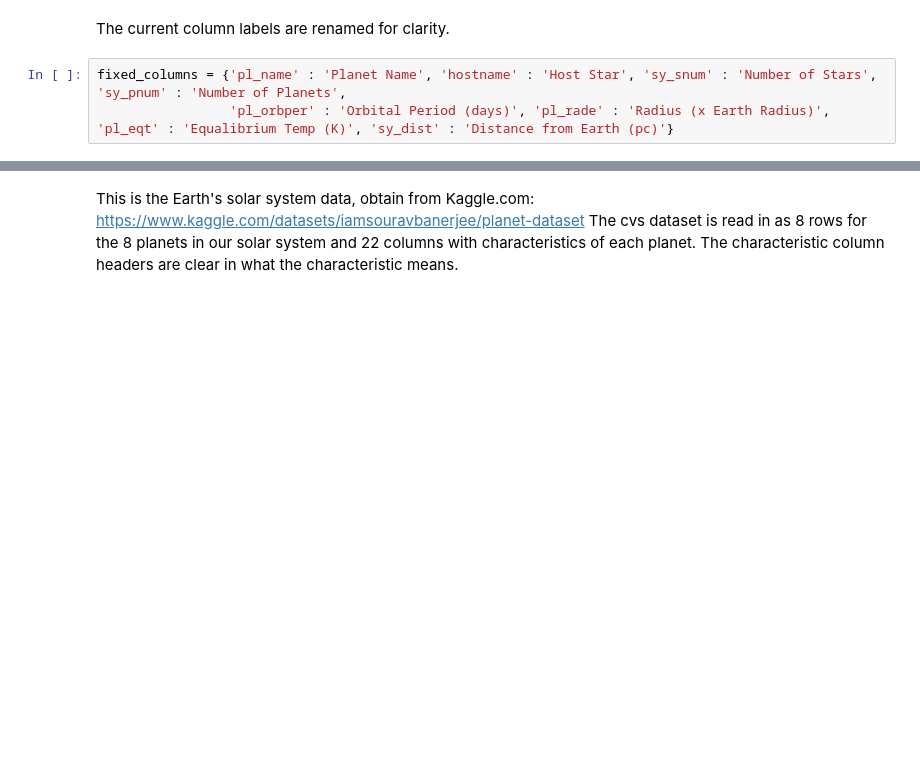
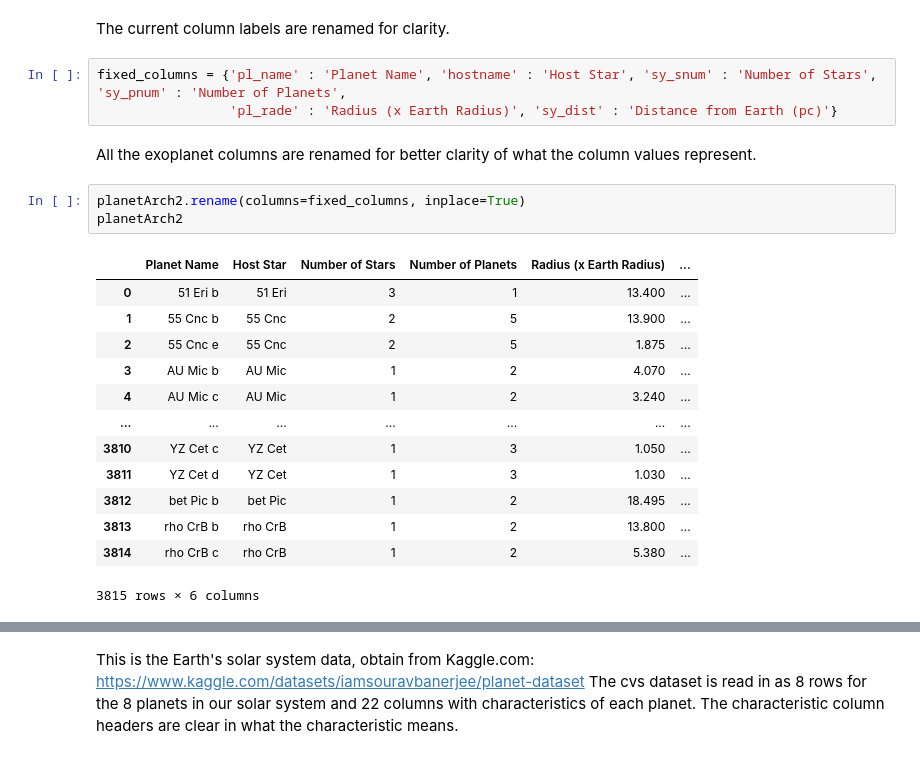
Before and after one commit to timothy7walker/GalaxyPlanetsandExoplanets, a Jupyter notebook: GalaxyPlanetsandExoplanets.ipynb, the cells around one changed output, grey strips where cells are left out. Saved outputs shown, nothing was run; the diff lists cells and outputs as text; blank space fills up the shorter version.

```diff
--- a/GalaxyPlanetsandExoplanets.ipynb
+++ b/GalaxyPlanetsandExoplanets.ipynb
@@ -67,4 +65,23 @@ Index(['pl_name', 'hostname', 'sy_snum', 'sy_pnum', 'pl_orbper', 'pl_rade',
 The current column labels are renamed for clarity.
 # %%
 fixed_columns = {'pl_name' : 'Planet Name', 'hostname' : 'Host Star', 'sy_snum' : 'Number of Stars', 'sy_pnum' : 'Number of Planets',
-                 'pl_orbper' : 'Orbital Period (days)', 'pl_rade' : 'Radius (x Earth Radius)', 'pl_eqt' : 'Equalibrium Temp (K)', 'sy_dist' : 'Distance from Earth (pc)'}
+                 'pl_rade' : 'Radius (x Earth Radius)', 'sy_dist' : 'Distance from Earth (pc)'}
+# %% [markdown]
+All the exoplanet columns are renamed for better clarity of what the column values represent.
+# %%
+planetArch2.rename(columns=fixed_columns, inplace=True)
+planetArch2
+# %% [output]
+|  | Planet Name | Host Star | Number of Stars | Number of Planets | Radius (x Earth Radius) | ... |
+| 0 | 51 Eri b | 51 Eri | 3 | 1 | 13.400 | ... |
+| 1 | 55 Cnc b | 55 Cnc | 2 | 5 | 13.900 | ... |
+| 2 | 55 Cnc e | 55 Cnc | 2 | 5 | 1.875 | ... |
+| 3 | AU Mic b | AU Mic | 1 | 2 | 4.070 | ... |
+| 4 | AU Mic c | AU Mic | 1 | 2 | 3.240 | ... |
+| ... | ... | ... | ... | ... | ... | ... |
+| 3810 | YZ Cet c | YZ Cet | 1 | 3 | 1.050 | ... |
+| 3811 | YZ Cet d | YZ Cet | 1 | 3 | 1.030 | ... |
+| 3812 | bet Pic b | bet Pic | 1 | 2 | 18.495 | ... |
+| 3813 | rho CrB b | rho CrB | 1 | 2 | 13.800 | ... |
+| 3814 | rho CrB c | rho CrB | 1 | 2 | 5.380 | ... |
+3815 rows × 6 columns
```
Also changed, not shown: parts of 9 cells of this notebook.
